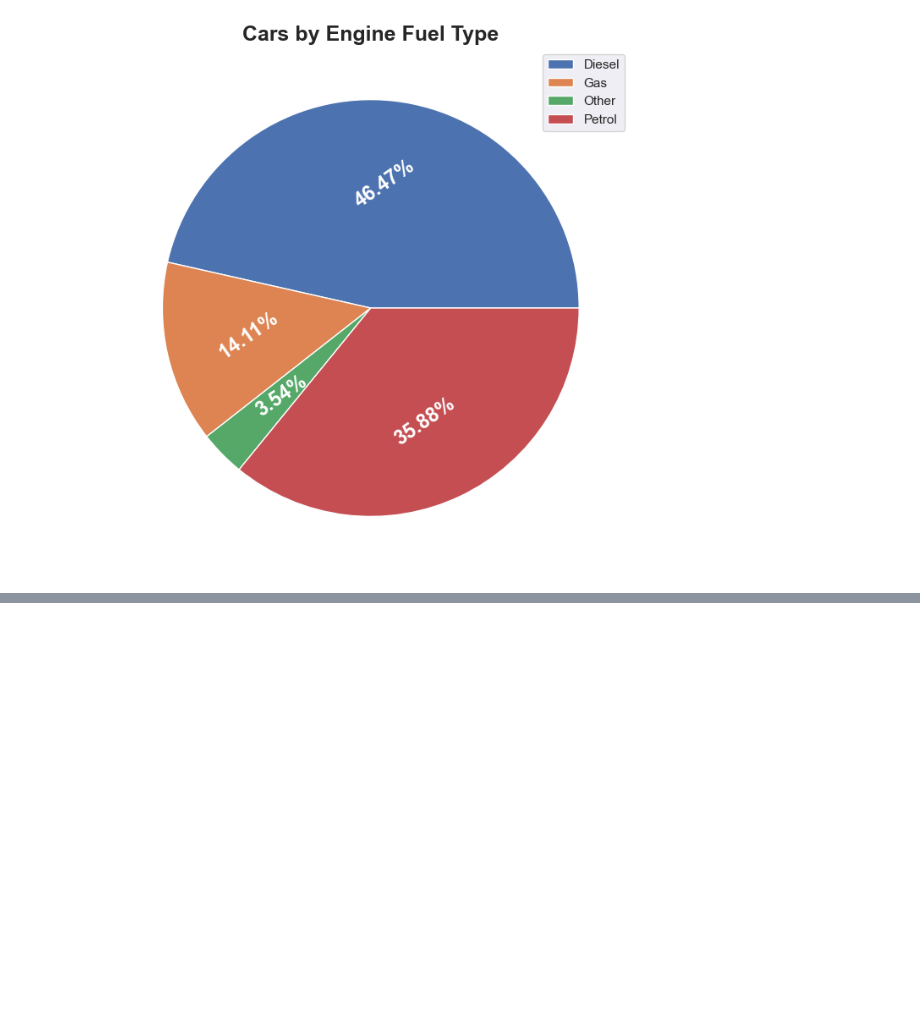
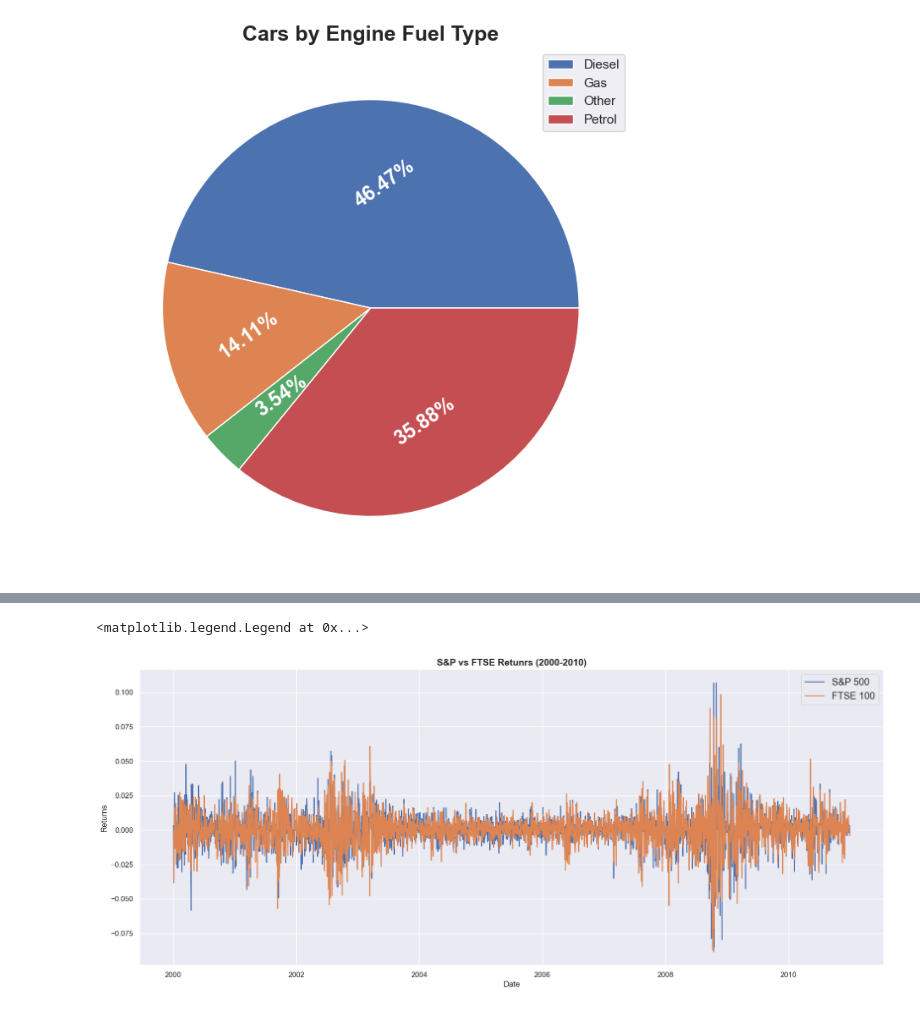
Before and after one commit to abellajakeyabut/datascience, a Jupyter notebook: Untitled10.ipynb, the cells around one changed output, grey strips where cells are left out. Drawn from its saved outputs; the diff is of its cells as text; code cells hidden in the pictures; blank space fills up the shorter version.

```diff
--- a/Untitled10.ipynb
+++ b/Untitled10.ipynb
@@ -54,0 +100,8 @@ plt.show()
+# %%
+import pandas as pd
+import matplotlib.pyplot as plt
+import seaborn as sns
+
+sns.set()
+# %%
+df_spx_ftse_00_10 = pd.read_csv("line_chart_data.csv")
@@ -54,0 +124,2 @@ plt.show()
+# %%
+df_spx_ftse_00_10["new_date"] = pd.to_datetime(df_spx_ftse_00_10["Date"],format="%m/%d/%Y")
@@ -54,0 +142,12 @@ plt.show()
+# %%
+labels = ["S&P 500","FTSE 100"]
+plt.figure(figsize=(20,8))
+plt.plot(df_spx_ftse_00_10["new_date"],df_spx_ftse_00_10["GSPC500"])
+plt.plot(df_spx_ftse_00_10["new_date"],df_spx_ftse_00_10["FTSE100"])
+plt.title("S&P vs FTSE Retunrs (2000-2010)",fontsize=14,fontweight="bold")
+plt.ylabel("Returns")
+plt.xlabel("Date")
+plt.legend(labels=labels,fontsize="large")
+# %% [output]
+<matplotlib.legend.Legend at 0x...>
+[figure, added]
```
Also changed, not shown: parts of 9 cells of this notebook, 4 other files.
